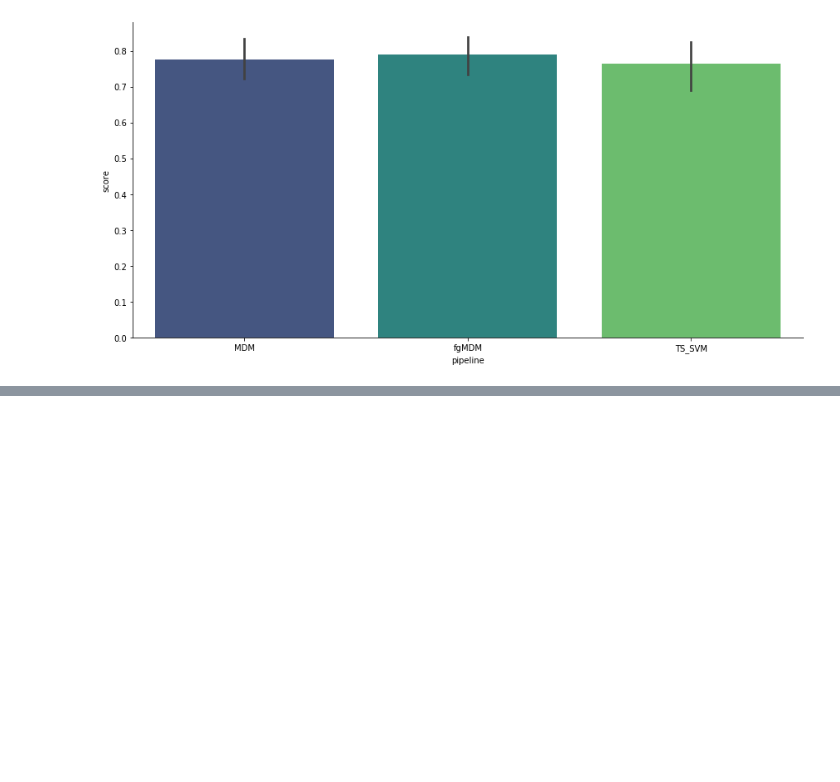
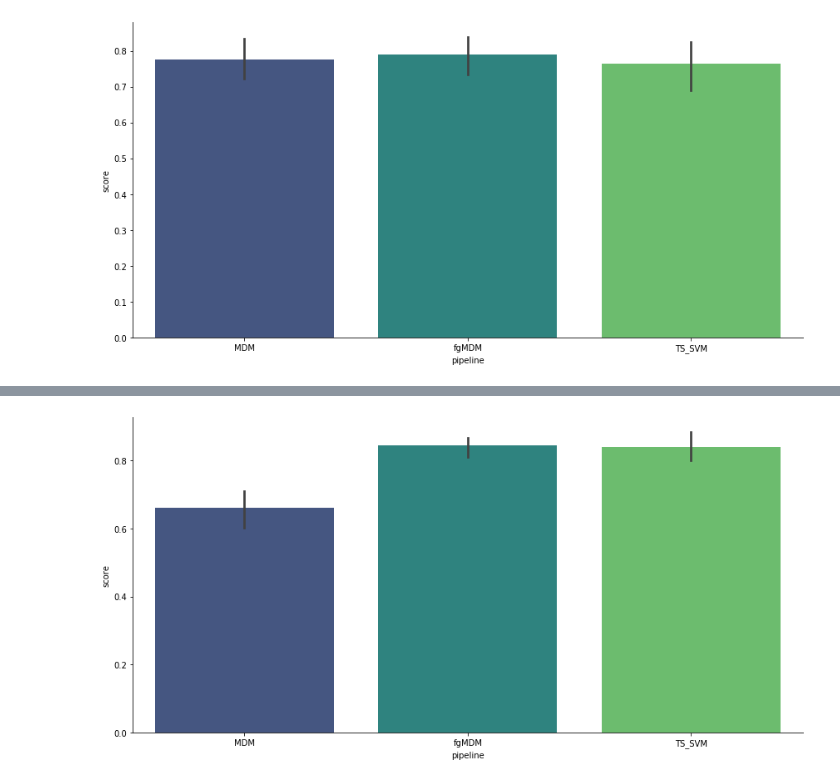
Before and after one commit to sylvchev/wcci-rgcon, a Jupyter notebook: functional_connectivity.ipynb, the cells around one changed output, grey strips where cells are left out. Cells and saved outputs as stored; diff of their text form; code cells hidden in the pictures; blank space fills up the shorter version.

```diff
--- a/functional_connectivity.ipynb
+++ b/functional_connectivity.ipynb
@@ -583,0 +686,5 @@ plt.savefig("plv-classif.png")
+# %%
+sns.catplot(x='pipeline', y='score', kind='bar', data=df_cov, height=6, aspect=2, palette="viridis")
+plt.savefig("cov-classif.png")
+# %% [output]
+[figure, added]
```
Also changed, not shown: parts of 7 cells of this notebook, 4 other files.
